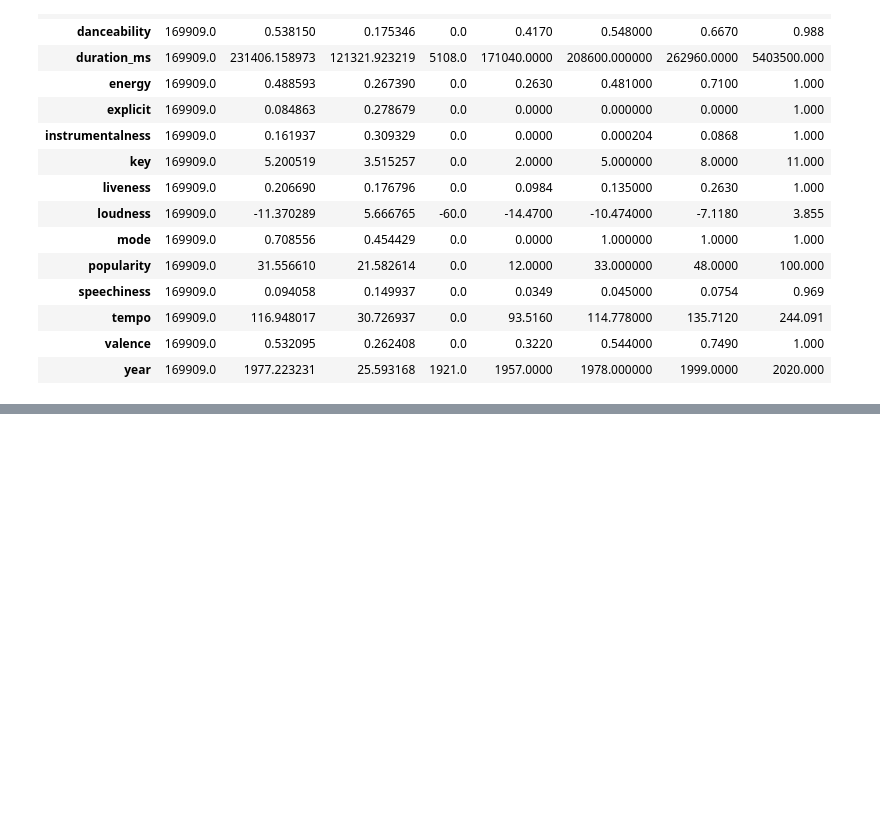
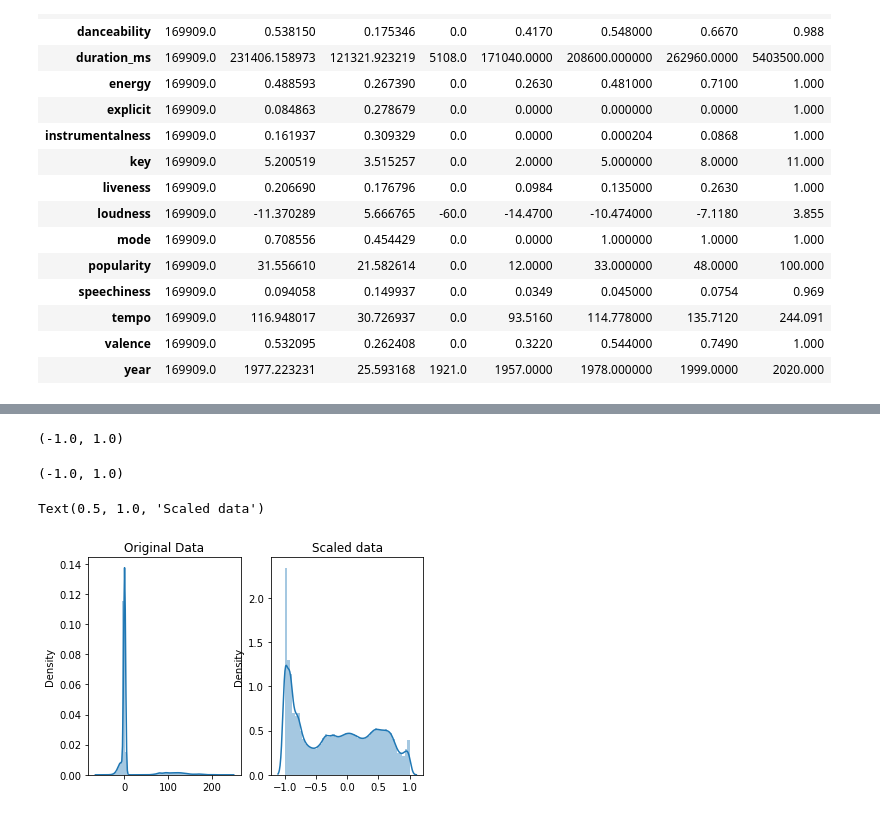
Before and after one commit to ssahu912/spotify_song_popularity_predictor, a Jupyter notebook: spotify_predictor.ipynb, the cells around one changed output, grey strips where cells are left out. Saved outputs shown, nothing was run; the diff lists cells and outputs as text; code cells hidden in the pictures; blank space fills up the shorter version.

Commit message:
visualizing independent variables

```diff
--- a/spotify_predictor.ipynb
+++ b/spotify_predictor.ipynb
@@ -201,0 +185,3 @@ df.describe().T
+# %%
+float_cols = [cols for cols in df.columns if df[cols].dtypes=="float64"]
+float_cols
@@ -201,0 +198,5 @@ df.describe().T
+# %%
+scaler = MinMaxScaler(feature_range=[-1,1], clip=True)
+# %%
+scaled_data_float = scaler.fit_transform(df[float_cols], y=df.popularity)
+scaled_data_float
@@ -201,0 +234,17 @@ df.describe().T
+# %%
+scaled_data_float.min(), scaled_data_float.max()
+# %% [output]
+(-1.0, 1.0)
+# %%
+scaled_data_int.min(), scaled_data_int.max()
+# %% [output]
+(-1.0, 1.0)
+# %%
+fig, ax = plt.subplots(1,2)
+sns.distplot(df[float_cols], ax=ax[0])
+ax[0].set_title("Original Data")
+sns.distplot(scaled_data_float, ax=ax[1])
+ax[1].set_title("Scaled data")
+# %% [output]
+Text(0.5, 1.0, 'Scaled data')
+[figure, added]
```
Also changed, not shown: parts of 28 cells of this notebook.
